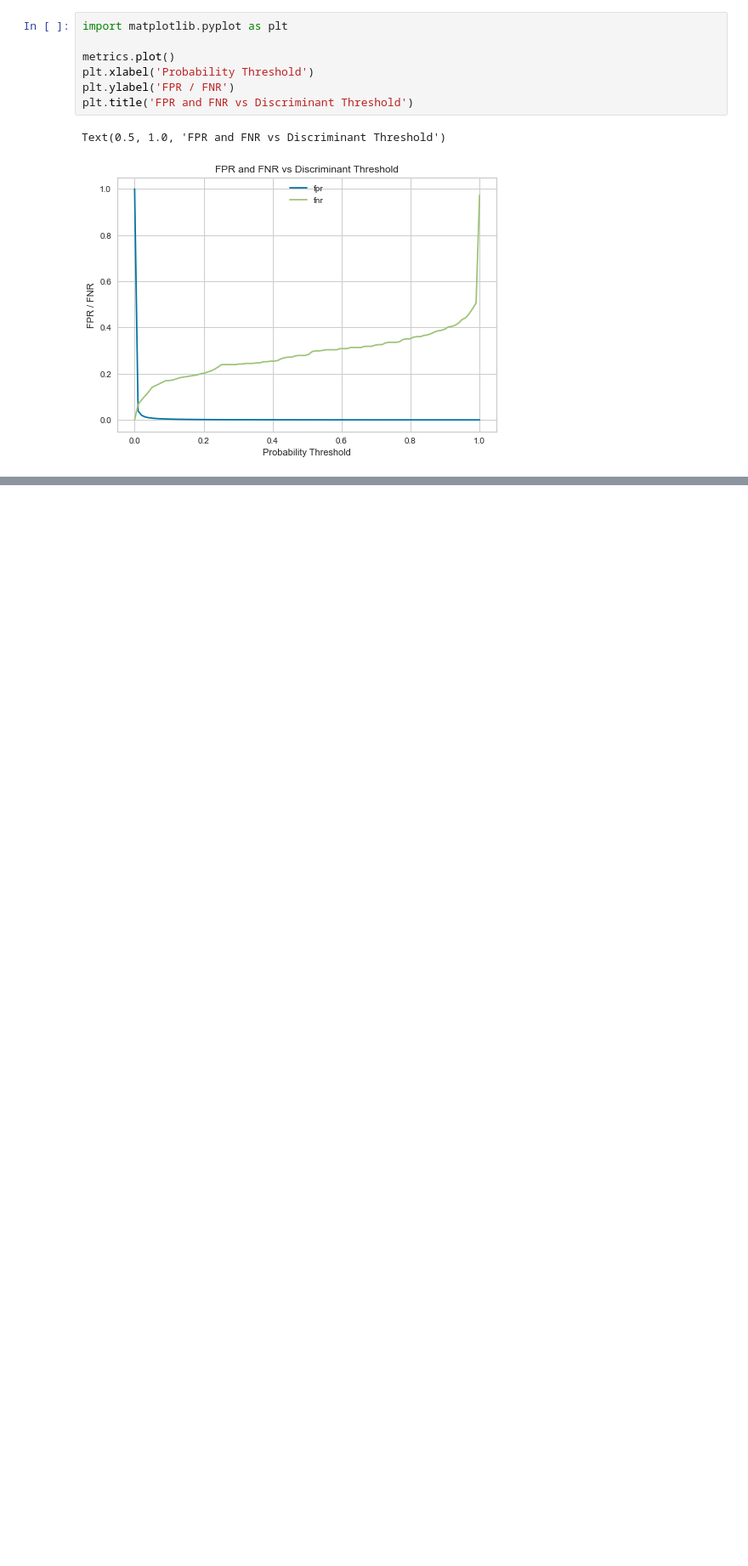
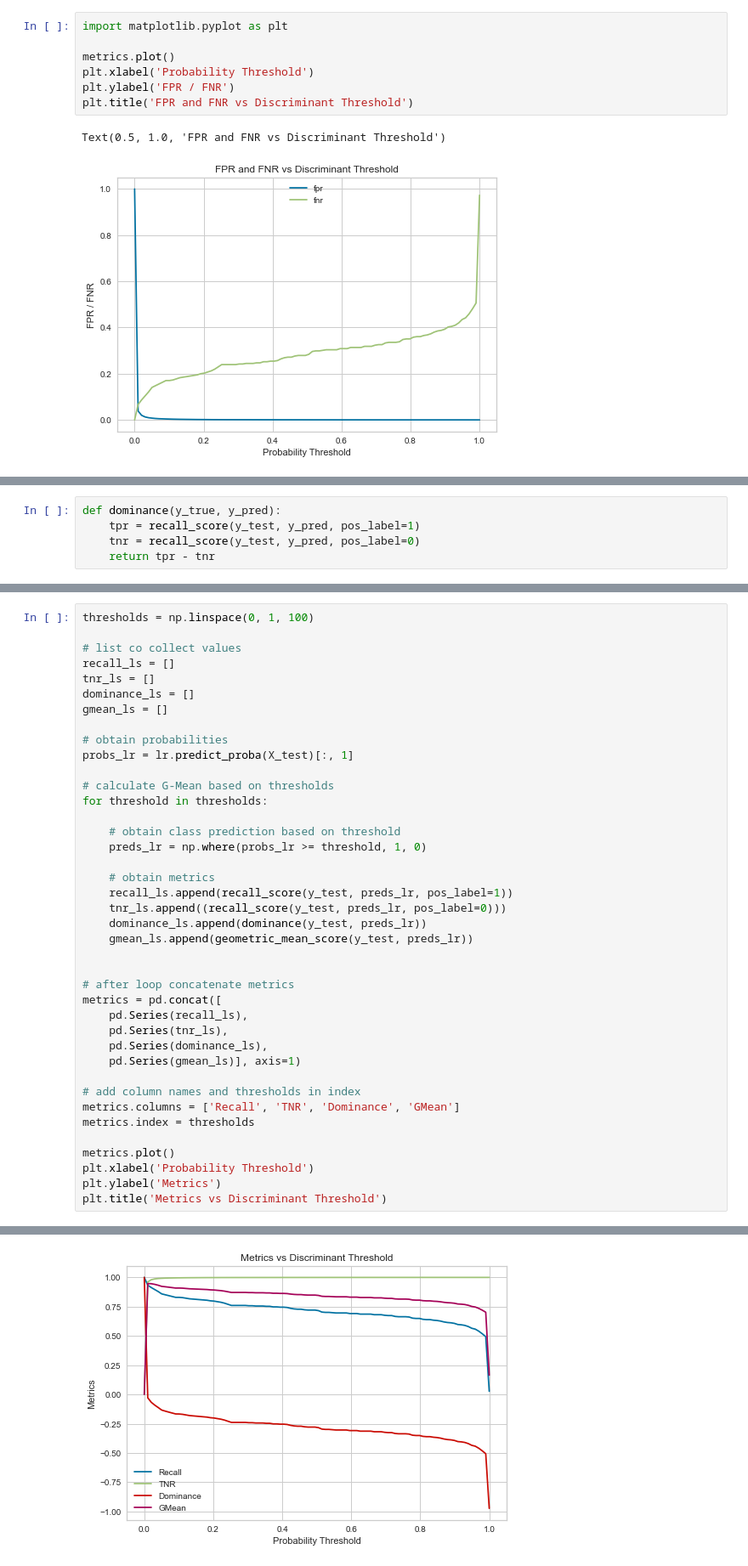
Before and after one commit to jayant2014/MyML, a Jupyter notebook: Imbalanced_Datasets/Evaluation Metrics.ipynb, the cells around one changed output, grey strips where cells are left out. Shown at 85% size. Drawn from its saved outputs; the diff is of its cells as text; blank space fills up the shorter version.

Commit message:
Geometric Mean, Imbalanced accuracy

```diff
--- a/Imbalanced_Datasets/Evaluation Metrics.ipynb
+++ b/Imbalanced_Datasets/Evaluation Metrics.ipynb
@@ -421,0 +441,5 @@ Text(0.5, 1.0, 'FPR and FNR vs Discriminant Threshold')
+# %%
+def dominance(y_true, y_pred):
+    tpr = recall_score(y_test, y_pred, pos_label=1)
+    tnr = recall_score(y_test, y_pred, pos_label=0)
+    return tpr - tnr
@@ -421,0 +456,41 @@ Text(0.5, 1.0, 'FPR and FNR vs Discriminant Threshold')
+# %%
+thresholds = np.linspace(0, 1, 100)
+
+# list co collect values
+recall_ls = []
+tnr_ls = []
+dominance_ls = []
+gmean_ls = []
+
+# obtain probabilities
+probs_lr = lr.predict_proba(X_test)[:, 1]
+
+# calculate G-Mean based on thresholds
+for threshold in thresholds:
+
+    # obtain class prediction based on threshold
+    preds_lr = np.where(probs_lr >= threshold, 1, 0)
+
+    # obtain metrics
+    recall_ls.append(recall_score(y_test, preds_lr, pos_label=1))
+    tnr_ls.append((recall_score(y_test, preds_lr, pos_label=0)))
+    dominance_ls.append(dominance(y_test, preds_lr))
+    gmean_ls.append(geometric_mean_score(y_test, preds_lr))
+
+
+# after loop concatenate metrics
+metrics = pd.concat([
+    pd.Series(recall_ls),
+    pd.Series(tnr_ls),
+    pd.Series(dominance_ls),
+    pd.Series(gmean_ls)], axis=1)
+
+# add column names and thresholds in index
+metrics.columns = ['Recall', 'TNR', 'Dominance', 'GMean']
+metrics.index = thresholds
+
+metrics.plot()
+plt.xlabel('Probability Threshold')
+plt.ylabel('Metrics')
+plt.title('Metrics vs Discriminant Threshold')
+# %% [output]
@@ -421,0 +498 @@ Text(0.5, 1.0, 'FPR and FNR vs Discriminant Threshold')
+[figure, added]
```
Also changed, not shown: parts of 14 cells of this notebook.
